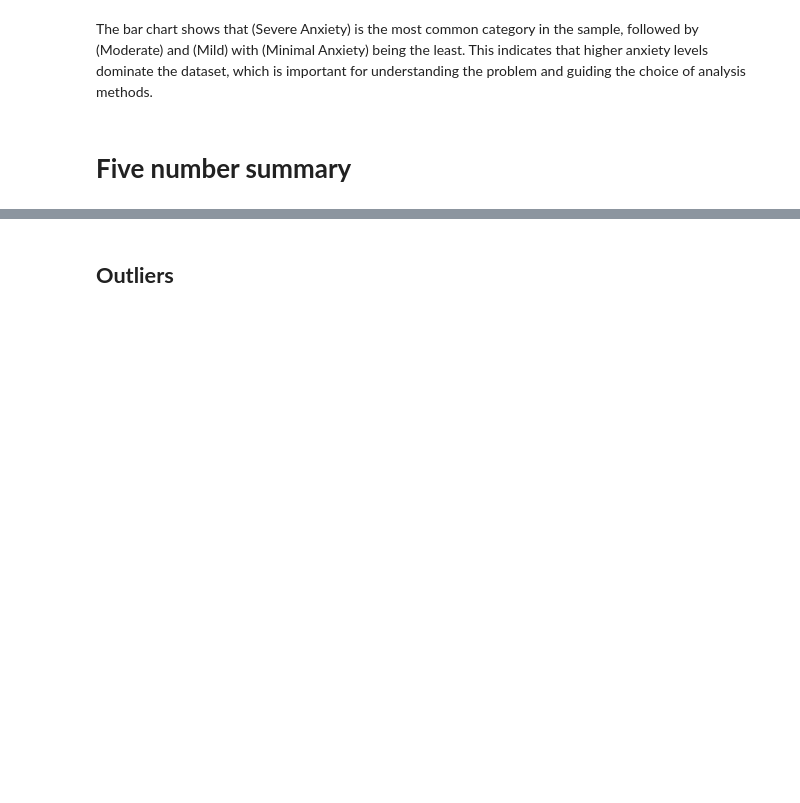
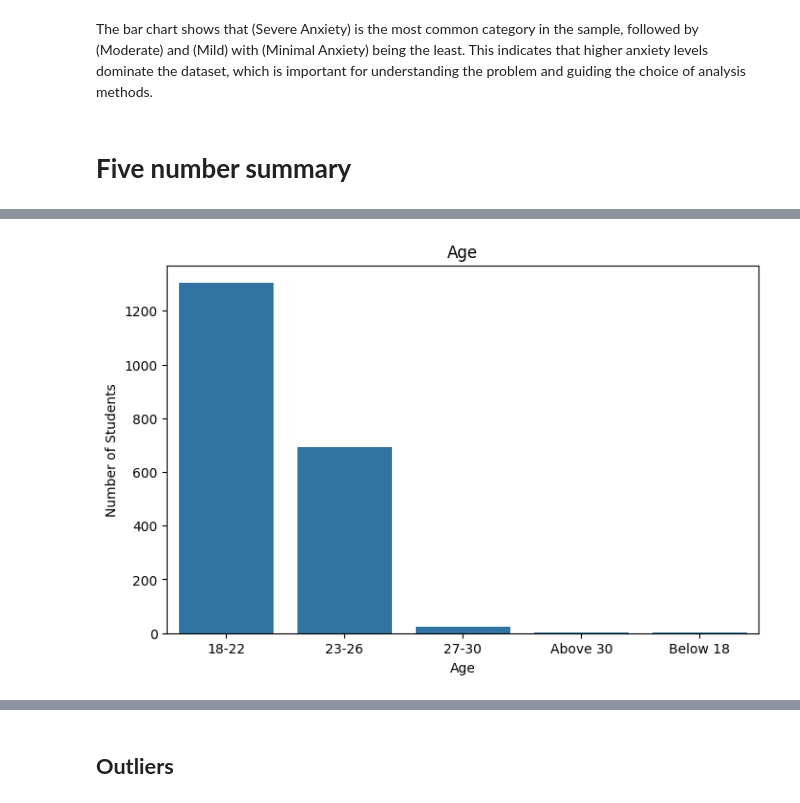
Before and after one commit to ara1x/DataMining-Project, a Jupyter notebook: Phase2.ipynb, the cells around one changed output, grey strips where cells are left out. Saved outputs shown, nothing was run; the diff lists cells and outputs as text; code cells hidden in the pictures; blank space fills up the shorter version.

```diff
--- a/Phase2.ipynb
+++ b/Phase2.ipynb
@@ -83,0 +113,12 @@ The bar chart shows that (Severe Anxiety) is the most common category in the sam
+# %%
+label_counts = df.groupby(['1. Age']).size().reset_index(name='Count')
+
+plt.figure(figsize=(8, 5))
+sns.barplot(data=label_counts, x='1. Age', y='Count')
+
+plt.title('Age')
+plt.xlabel('Age')
+plt.ylabel('Number of Students')
+plt.show()
+# %% [output]
+[figure, added]
```
Also changed, not shown: parts of 12 cells of this notebook.
